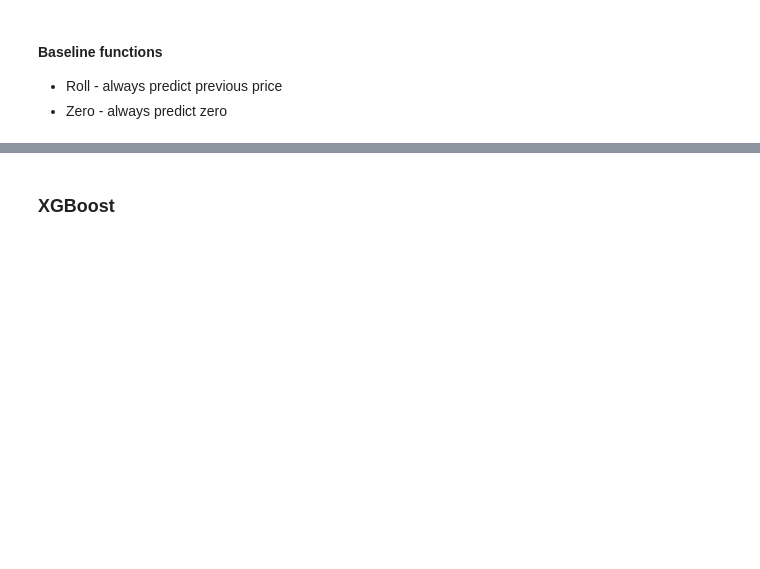
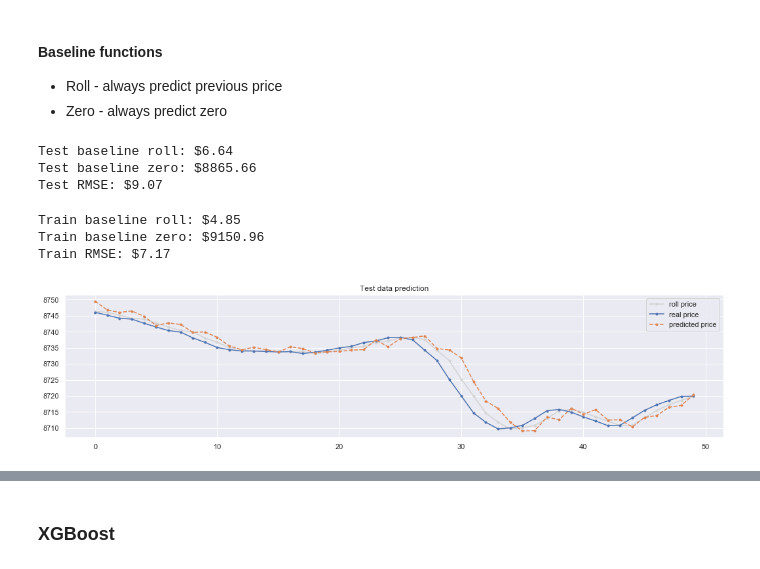
Before and after one commit to Wolfpack-Inc/data-engineering, a Jupyter notebook: machine-learning/keras-training.ipynb, the cells around one changed output, grey strips where cells are left out. Cells and saved outputs as stored; diff of their text form; code cells hidden in the pictures; blank space fills up the shorter version.

```diff
--- a/machine-learning/keras-training.ipynb
+++ b/machine-learning/keras-training.ipynb
@@ -184,14 +183,14 @@ def generate_train_test(n_steps=12, train_size=.75, flatten=True):
 
     # Scale the data
     scaler = StandardScaler()
-#     train_scaled = scaler.fit_transform(train)
-#     test_scaled = scaler.transform(test)
-    train_scaled = train
-    test_scaled = test
+    train_scaled = scaler.fit_transform(train)
+    test_scaled = scaler.transform(test)
+    scaler_mean = scaler.mean_
+    scaler_var = scaler.var_
 
     # Create the sequence
-    X_train = split_sequence(train_scaled, n_steps)
-    X_test = split_sequence(test_scaled, n_steps)
+    X_train = split_sequence(train, n_steps)
+    X_test = split_sequence(test, n_steps)
 
     y_prices = df['price']
 
@@ -203,9 +202,9 @@ def generate_train_test(n_steps=12, train_size=.75, flatten=True):
         X_train = X_train.reshape(-1, X_train.shape[1]*X_train.shape[2], order='F')
         X_test = X_test.reshape(-1, X_test.shape[1]*X_test.shape[2], order='F')
 
-    return X_train, X_test, y_train, y_test
+    return X_train, X_test, y_train, y_test, (scaler_mean, scaler_var)
 # %%
-X_train, X_test, y_train, y_test = generate_train_test(n_steps=3, flatten=True)
+X_train, X_test, y_train, y_test, scaler_values = generate_train_test(n_steps=3, flatten=True)
 X_train.shape
 # %% [output]
 (3961, 9)
@@ -322,0 +334,31 @@ keras.__version__
+# %%
+# Predict using the test data
+y_hat = model.predict(X_test)
+y_hat_train = model.predict(X_train)
+# %%
+# Test baseline
+print('Test baseline roll: ${:.2f}'.format(predict_roll(y_test)))
+print('Test baseline zero: ${:.2f}'.format(predict_zero(y_test)))
+print('Test RMSE: ${:.2f}'.format(rmse(y_hat, y_test)))
+# %% [output]
+Test baseline roll: $6.64
+Test baseline zero: $8865.66
+Test RMSE: $9.07
+# %%
+# Train baseline
+print('Train baseline roll: ${:.2f}'.format(predict_roll(y_train)))
+print('Train baseline zero: ${:.2f}'.format(predict_zero(y_train)))
+print('Train RMSE: ${:.2f}'.format(rmse(y_hat_train, y_train)))
+# %% [output]
+Train baseline roll: $4.85
+Train baseline zero: $9150.96
+Train RMSE: $7.17
+# %%
+sns.set(style='darkgrid')
+plt.plot(np.roll(y_test, 1)[-50:], label='roll price', color='lightgray', marker='o', markersize=3)
+plt.plot(y_test[-50:], label='real price', marker='o', markersize=3)
+plt.plot(y_hat[-50:], linestyle='dashed', label='predicted price', marker='o', markersize=3)
+plt.title('Test data prediction')
+plt.legend();
+# %% [output]
+[figure, added]
```
Also changed, not shown: parts of 24 cells of this notebook.
